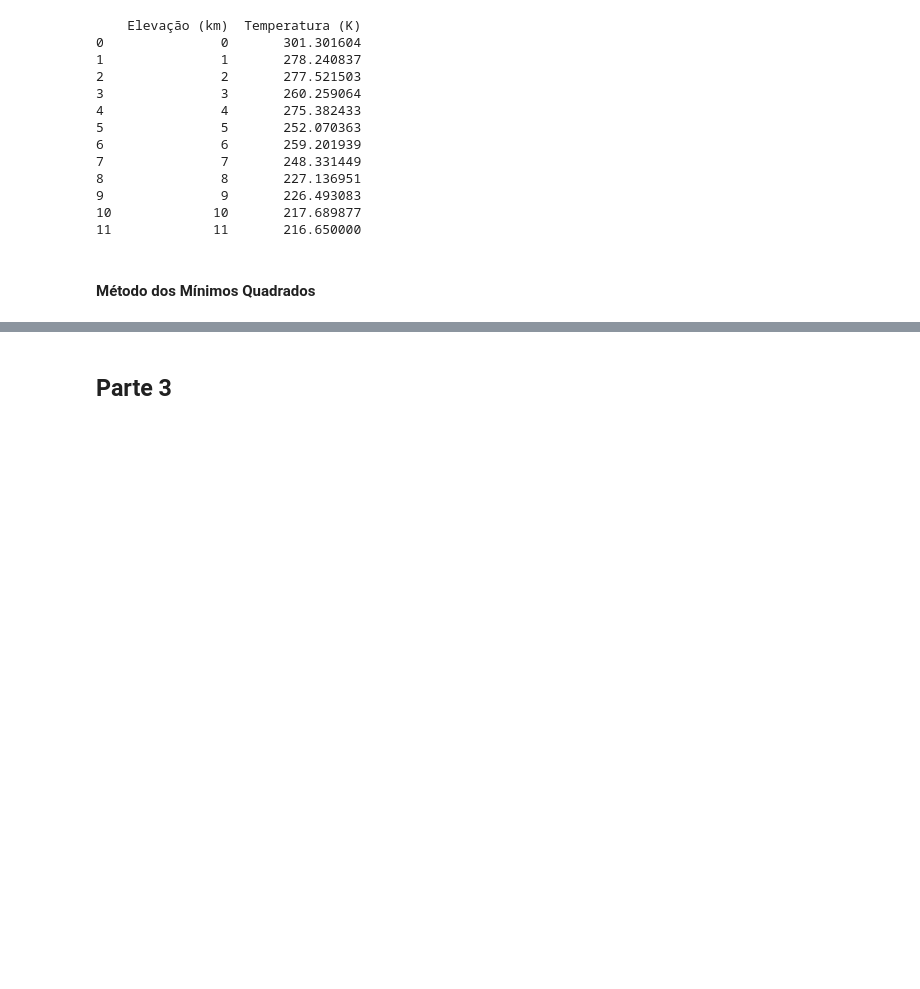
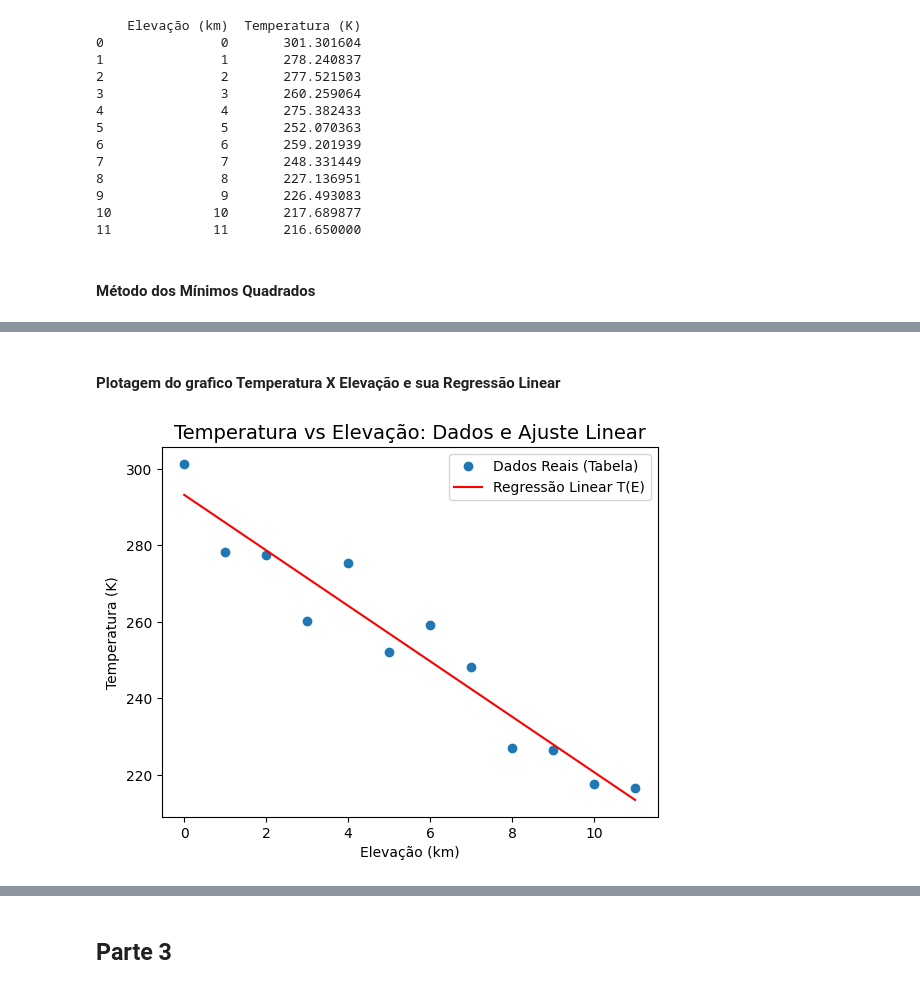
Before and after one commit to bernardo-gontijo/Ativ1-MecSolMecFlu, a Jupyter notebook: atividade1.ipynb, the cells around one changed output, grey strips where cells are left out. Saved outputs shown, nothing was run; the diff lists cells and outputs as text; code cells hidden in the pictures; blank space fills up the shorter version.

```diff
--- a/atividade1.ipynb
+++ b/atividade1.ipynb
@@ -140,0 +146,23 @@ Onde:
+# %%
+Y = temperatura.to_numpy().reshape(-1,1)
+X = altura.to_numpy().reshape(-1,1)
+X = np.hstack((np.ones((Y.shape[0], 1)), X))
+
+print('----- MATRIZ Y -----')
+print(Y)
+print()
+
+print('----- MATRIZ X -----')
+print(X)
+print()
+
+# Fazendo a pseudo-inversa de Moore_Penrose
+X_pseudo = np.linalg.pinv(X)
+
+# Para beta = [a, b]
+beta = X_pseudo @ Y
+b, a = beta
+
+print('\nCoeficientes obtidos:')
+print(f"a = {a}")
+print(f"b = {b}")
@@ -140,0 +187,20 @@ Onde:
+# %% [markdown]
+#### Plotagem do grafico Temperatura X Elevação e sua Regressão Linear
+# %%
+def t(e):
+    return a*e + b
+
+# Plota os pontos reais da tabela (pontos azuis)
+plt.plot(altura, temperatura, 'o', label='Dados Reais (Tabela)')
+
+# Plota a reta de regressão (linha vermelha)
+plt.plot(altura, t(altura), 'r', label='Regressão Linear T(E)')
+
+# Configurações de estética
+plt.title('Temperatura vs Elevação: Dados e Ajuste Linear', fontsize=14)
+plt.xlabel('Elevação (km)')
+plt.ylabel('Temperatura (K)')
+plt.legend()
+plt.show()
+# %% [output]
+[figure, added]
```
Also changed, not shown: parts of 12 cells of this notebook.
